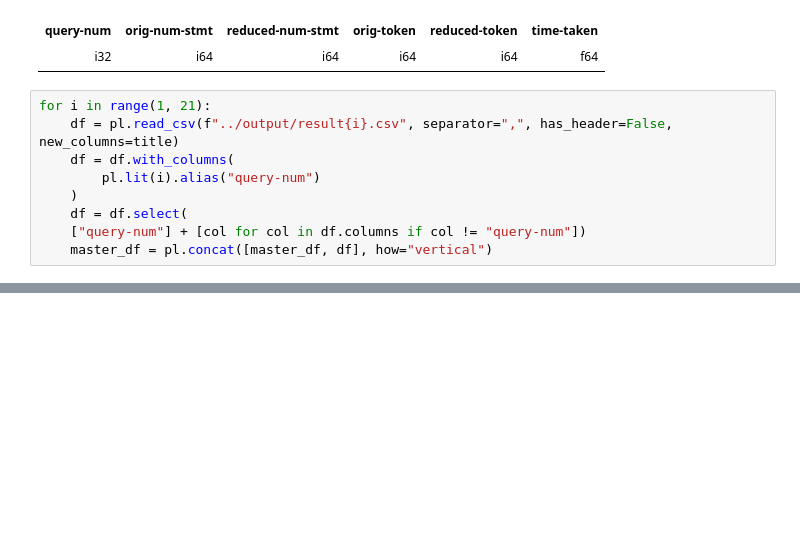
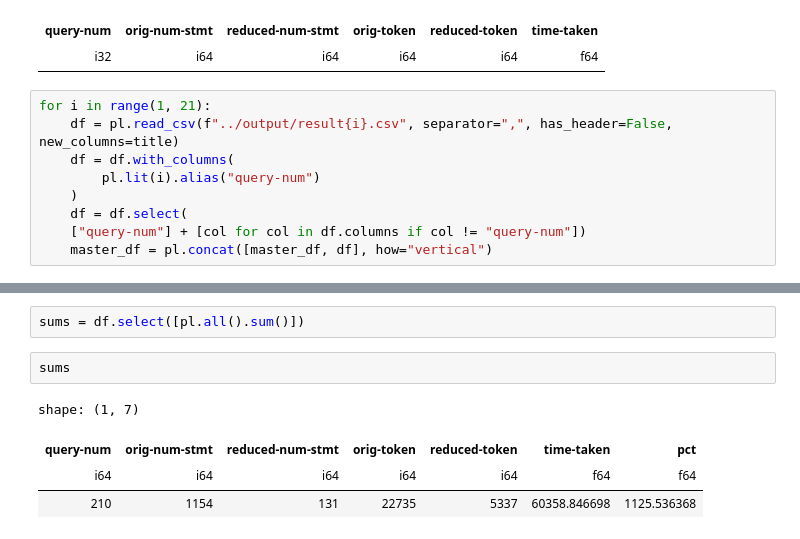
Before and after one commit to edizeqiri/SQLite-Reducer, a Jupyter notebook: src/resources/run_n_analysis.ipynb, the cells around one changed output, grey strips where cells are left out. Cells and saved outputs as stored; diff of their text form; blank space fills up the shorter version.

```diff
--- a/src/resources/run_n_analysis.ipynb
+++ b/src/resources/run_n_analysis.ipynb
@@ -233,0 +226,9 @@ shape: (10, 7)
+# %%
+sums = df.select([pl.all().sum()])
+# %%
+sums
+# %% [output]
+shape: (1, 7)
+| query-num | orig-num-stmt | reduced-num-stmt | orig-token | reduced-token | time-taken | pct |
+| i64 | i64 | i64 | i64 | i64 | f64 | f64 |
+| 210 | 1154 | 131 | 22735 | 5337 | 60358.846698 | 1125.536368 |
```
Also changed, not shown: parts of 16 cells of this notebook.
